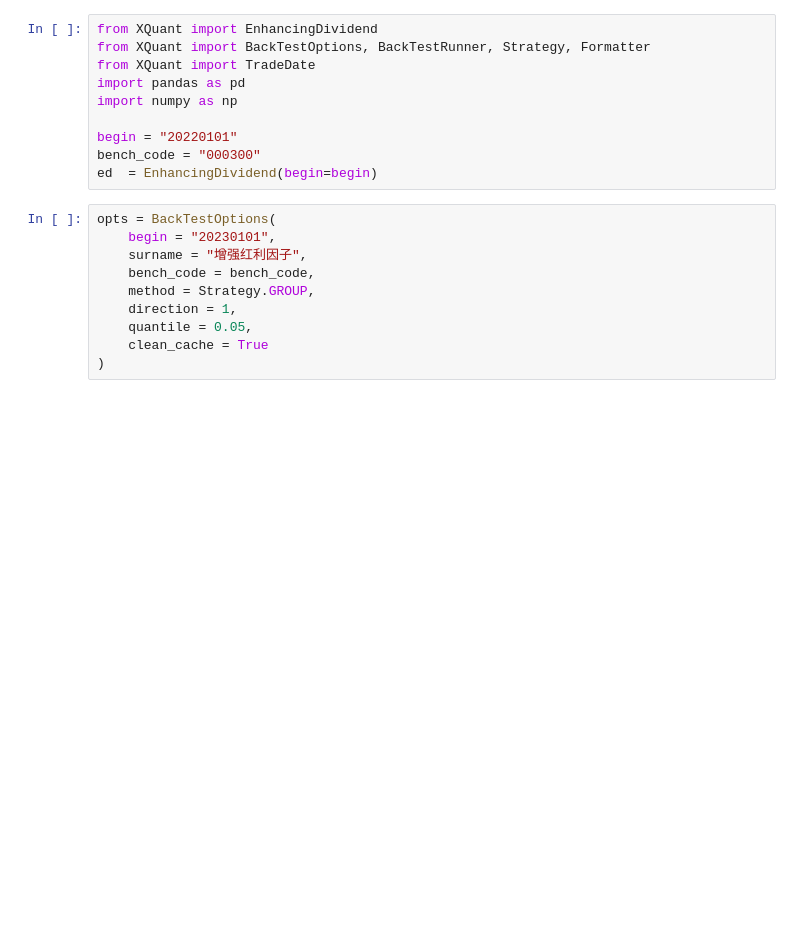
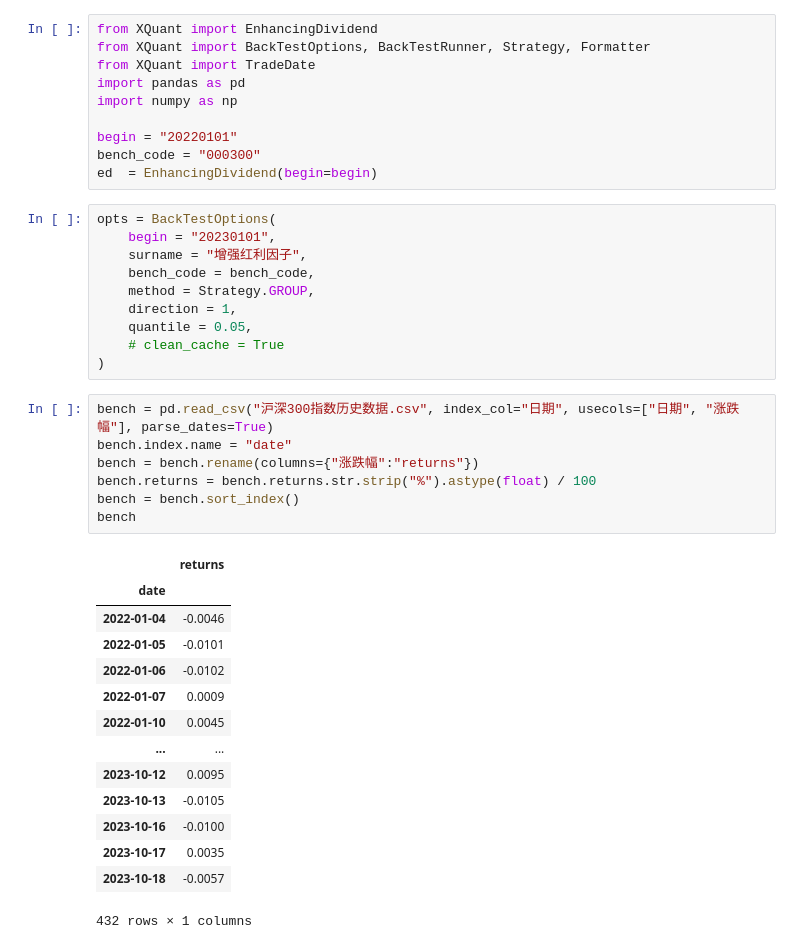
Before and after one commit to KangruiYuan/XQuant, a Jupyter notebook: Demo/Factors.ipynb, the cells around one changed output. Cells and saved outputs as stored; diff of their text form; blank space fills up the shorter version.

```diff
--- a/Demo/Factors.ipynb
+++ b/Demo/Factors.ipynb
@@ -16,7 +16,29 @@ opts = BackTestOptions(
     method = Strategy.GROUP,
     direction = 1,
     quantile = 0.05,
-    clean_cache = True
+    # clean_cache = True
 )
+# %%
+bench = pd.read_csv("沪深300指数历史数据.csv", index_col="日期", usecols=["日期", "涨跌幅"], parse_dates=True)
+bench.index.name = "date"
+bench = bench.rename(columns={"涨跌幅":"returns"})
+bench.returns = bench.returns.str.strip("%").astype(float) / 100
+bench = bench.sort_index()
+bench
+# %% [output]
+|  | returns |
+| date |  |
+| 2022-01-04 | -0.0046 |
+| 2022-01-05 | -0.0101 |
+| 2022-01-06 | -0.0102 |
+| 2022-01-07 | 0.0009 |
+| 2022-01-10 | 0.0045 |
+| ... | ... |
+| 2023-10-12 | 0.0095 |
+| 2023-10-13 | -0.0105 |
+| 2023-10-16 | -0.0100 |
+| 2023-10-17 | 0.0035 |
+| 2023-10-18 | -0.0057 |
+432 rows × 1 columns
 # %%
 bg = BackTestRunner(ed.EnhancingDividend, options=opts)
```
Also changed, not shown: parts of 2 cells of this notebook, 21 other files.
